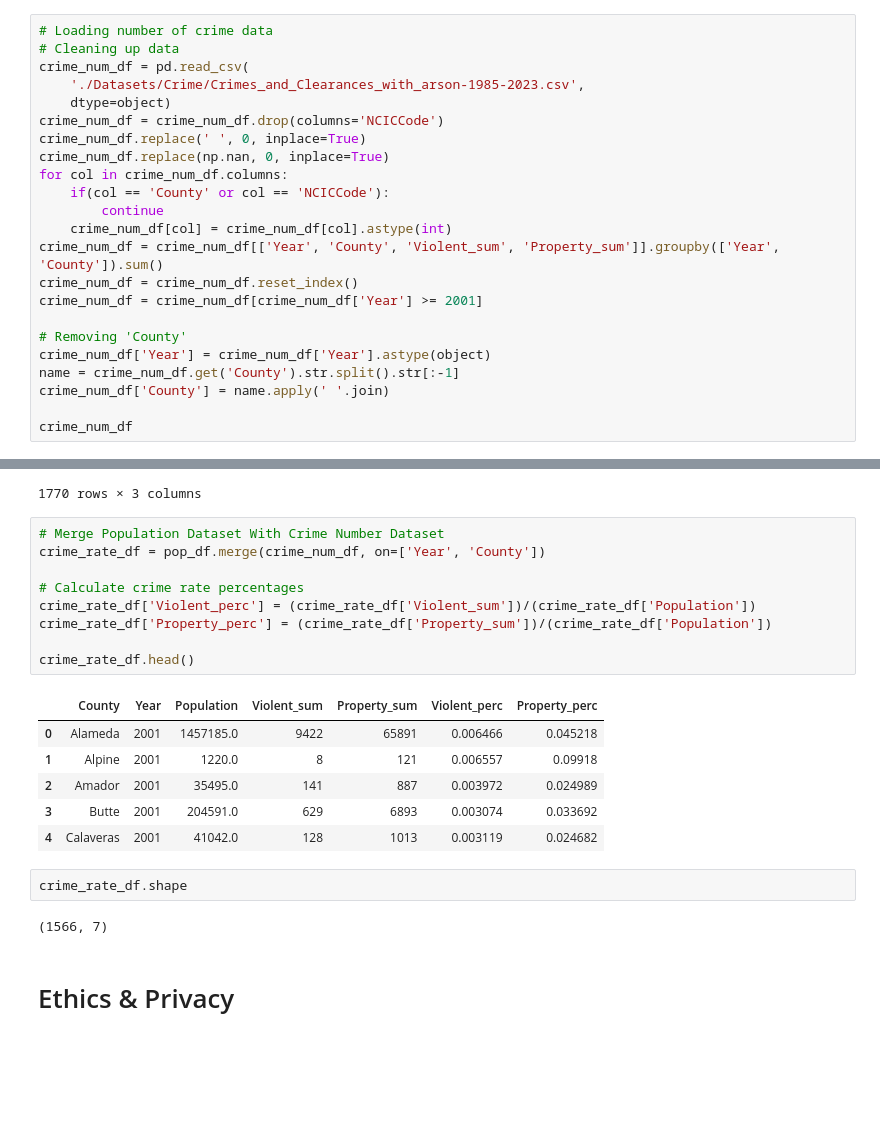
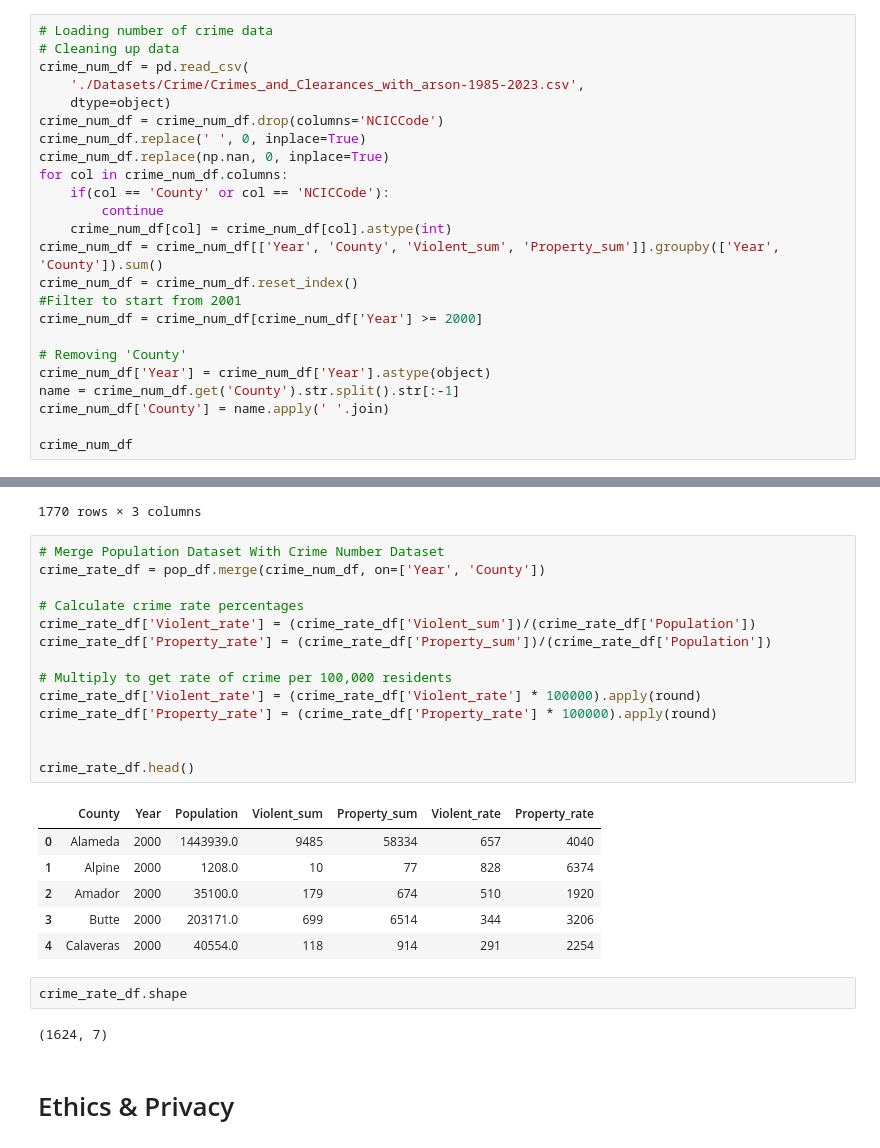
Before and after one commit to richardlaoo/Group131_DS_Analysis, a Jupyter notebook: DataCheckpoint_Group131_SP25.ipynb, the cells around one changed output, grey strips where cells are left out. Saved outputs shown, nothing was run; the diff lists cells and outputs as text; blank space fills up the shorter version.

```diff
--- a/DataCheckpoint_Group131_SP25.ipynb
+++ b/DataCheckpoint_Group131_SP25.ipynb
@@ -123,7 +160,8 @@ for col in crime_num_df.columns:
     crime_num_df[col] = crime_num_df[col].astype(int)
 crime_num_df = crime_num_df[['Year', 'County', 'Violent_sum', 'Property_sum']].groupby(['Year', 'County']).sum()
 crime_num_df = crime_num_df.reset_index()
-crime_num_df = crime_num_df[crime_num_df['Year'] >= 2001]
+#Filter to start from 2001
+crime_num_df = crime_num_df[crime_num_df['Year'] >= 2000]
 
 # Removing 'County'
 crime_num_df['Year'] = crime_num_df['Year'].astype(object)
@@ -202,23 +240,28 @@ pop_df
 # %%
 # Merge Population Dataset With Crime Number Dataset
 crime_rate_df = pop_df.merge(crime_num_df, on=['Year', 'County'])
 
 # Calculate crime rate percentages
-crime_rate_df['Violent_perc'] = (crime_rate_df['Violent_sum'])/(crime_rate_df['Population'])
-crime_rate_df['Property_perc'] = (crime_rate_df['Property_sum'])/(crime_rate_df['Population'])
+crime_rate_df['Violent_rate'] = (crime_rate_df['Violent_sum'])/(crime_rate_df['Population'])
+crime_rate_df['Property_rate'] = (crime_rate_df['Property_sum'])/(crime_rate_df['Population'])
+
+# Multiply to get rate of crime per 100,000 residents
+crime_rate_df['Violent_rate'] = (crime_rate_df['Violent_rate'] * 100000).apply(round)
+crime_rate_df['Property_rate'] = (crime_rate_df['Property_rate'] * 100000).apply(round)
+
 
 crime_rate_df.head()
 # %% [output]
-|  | County | Year | Population | Violent_sum | Property_sum | Violent_perc | Property_perc |
-| 0 | Alameda | 2001 | 1457185.0 | 9422 | 65891 | 0.006466 | 0.045218 |
-| 1 | Alpine | 2001 | 1220.0 | 8 | 121 | 0.006557 | 0.09918 |
-| 2 | Amador | 2001 | 35495.0 | 141 | 887 | 0.003972 | 0.024989 |
-| 3 | Butte | 2001 | 204591.0 | 629 | 6893 | 0.003074 | 0.033692 |
-| 4 | Calaveras | 2001 | 41042.0 | 128 | 1013 | 0.003119 | 0.024682 |
+|  | County | Year | Population | Violent_sum | Property_sum | Violent_rate | Property_rate |
+| 0 | Alameda | 2000 | 1443939.0 | 9485 | 58334 | 657 | 4040 |
+| 1 | Alpine | 2000 | 1208.0 | 10 | 77 | 828 | 6374 |
+| 2 | Amador | 2000 | 35100.0 | 179 | 674 | 510 | 1920 |
+| 3 | Butte | 2000 | 203171.0 | 699 | 6514 | 344 | 3206 |
+| 4 | Calaveras | 2000 | 40554.0 | 118 | 914 | 291 | 2254 |
 # %%
 crime_rate_df.shape
 # %% [output]
-(1566, 7)
+(1624, 7)
 # %% [markdown]
 # Ethics & Privacy
 # %% [markdown]
```
Also changed, not shown: parts of 3 cells of this notebook.
